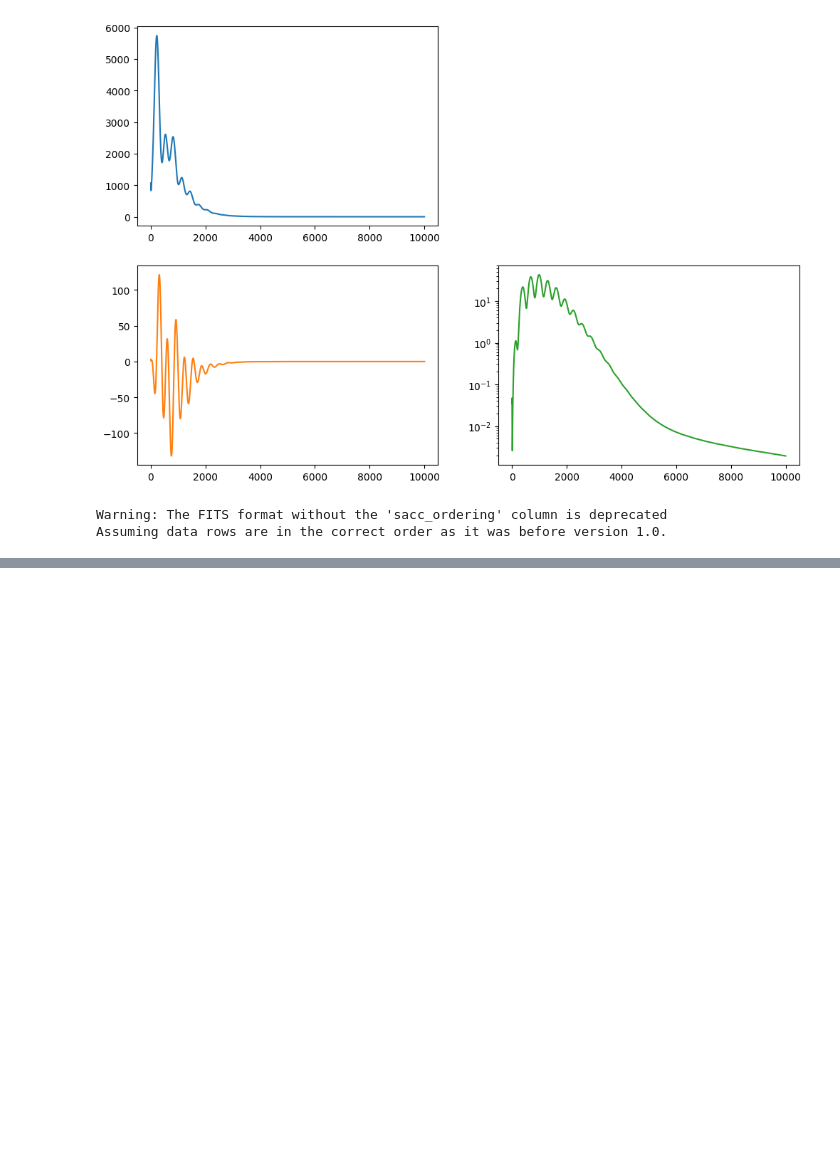
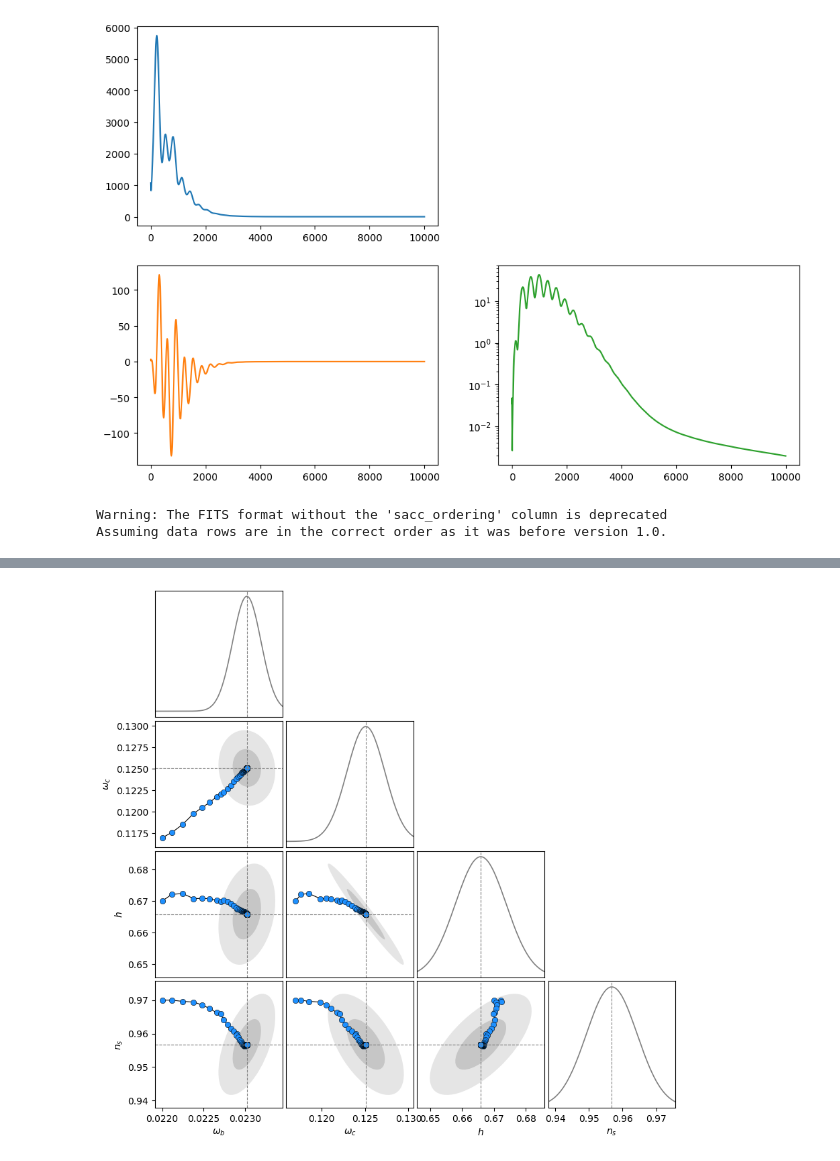
Before and after one commit to HTJense/dflike, a Jupyter notebook: notebooks/03_Cosmology.ipynb, the cells around one changed output, grey strips where cells are left out. Cells and saved outputs as stored; diff of their text form; code cells hidden in the pictures; blank space fills up the shorter version.

```diff
--- a/notebooks/03_Cosmology.ipynb
+++ b/notebooks/03_Cosmology.ipynb
@@ -295,3 +320,79 @@ logpost_hess = jax.jit(jax.hessian(logpost_baseline))
+# %%
+import matplotlib.patches as mpt
+import matplotlib.transforms as mtr
+
+def add_ellipse(ax, m, s, cov, nstd=1., **kwargs):
+    R = cov / (s[0] * s[1])
+    erx = np.sqrt(1. + R)
+    ery = np.sqrt(1. - R)
+
+    ell = mpt.Ellipse((0, 0), width=2*erx, height=2*ery, **kwargs)
+    mx, my = m
+    sx, sy = s
+
+    tf = mtr.Affine2D().rotate_deg(45).scale(nstd*sx, nstd*sy).translate(mx, my)
+    ell.set_transform(tf + ax.transData)
+    ax.add_patch(ell)
+# %%
+params_toplot = [ "ombh2", "omch2", "h", "ns" ]
+labels = [r"\omega_b", r"\omega_c", r"h", r"n_s"]
+
+fig, axes = plt.subplots(len(params_toplot), len(params_toplot), figsize=(10, 10), gridspec_kw={"hspace":0.03, "wspace": 0.03})
+
+for i, ipar in enumerate(params_toplot):
+    for j, jpar in enumerate(params_toplot):
+        ax = axes[i,j]
+
+        ix = parameters_baseline.index(jpar)
+        jy = parameters_baseline.index(ipar)
+
+        if j > i:
+            fig.delaxes(ax)
+            continue
+        if i == j:
+            x = full_chain[:,ix]
+            xmin = min(x.min() - 0.5 * err[ix], x[-1] - 2.5 * err[ix])
+            xmax = max(x.max() + 0.5 * err[ix], x[-1] + 2.5 * err[ix])
+            ax.set_xlim(xmin, xmax)
+            ax.axvline(x[-1], c="grey", lw=0.8, ls="--")
+
+            x = np.linspace(xmin, xmax, 1000)
+            y = np.exp(-0.5 * np.power((x - full_chain[-1,ix]) / err[ix], 2.0))
+            ax.plot(x, y, c="grey", lw=1.2)
+
+            if i < len(params_toplot)-1:
+                ax.set_xticks([])
+            else:
+                ax.set_xlabel(f"${labels[j]}$")
+            ax.set_yticks([])
+        else:
+            x = full_chain[:,ix]
+            y = full_chain[:,jy]
+            ax.plot(x, y, marker="o", lw=0.8, color="k", markerfacecolor="dodgerblue", markeredgecolor="k", markeredgewidth=0.4)
+            ax.axhline(y[-1], c="grey", lw=0.8, ls="--")
+            ax.axvline(x[-1], c="grey", lw=0.8, ls="--")
+
+            xmin = min(x.min() - 0.5 * err[ix], x[-1] - 2.5 * err[ix])
+            xmax = max(x.max() + 0.5 * err[ix], x[-1] + 2.5 * err[ix])
+            ax.set_xlim(xmin, xmax)
+
+            ymin = min(y.min() - 0.5 * err[jy], y[-1] - 2.5 * err[jy])
+            ymax = max(y.max() + 0.5 * err[jy], y[-1] + 2.5 * err[jy])
+            ax.set_ylim(ymin, ymax)
+
+            add_ellipse(ax, [x[-1], y[-1]], [err[ix], err[jy]], cov[i,j], nstd=1., fc="grey", alpha=0.3)
+            add_ellipse(ax, [x[-1], y[-1]], [err[ix], err[jy]], cov[i,j], nstd=2., fc="grey", alpha=0.2)
+
+            if j > 0:
+                ax.set_yticks([])
+            else:
+                ax.set_ylabel(f"${labels[i]}$")
+            if i < len(params_toplot)-1:
+                ax.set_xticks([])
+            else:
+                ax.set_xlabel(f"${labels[j]}$")
+# %% [output]
+[figure, added]
 # %%
 # The sampler we are going to use is designed to work on N(0,1) parameters.
 # We can normalize the parameters around our starting point,
```
Also changed, not shown: parts of 14 cells of this notebook, 4 other files.
